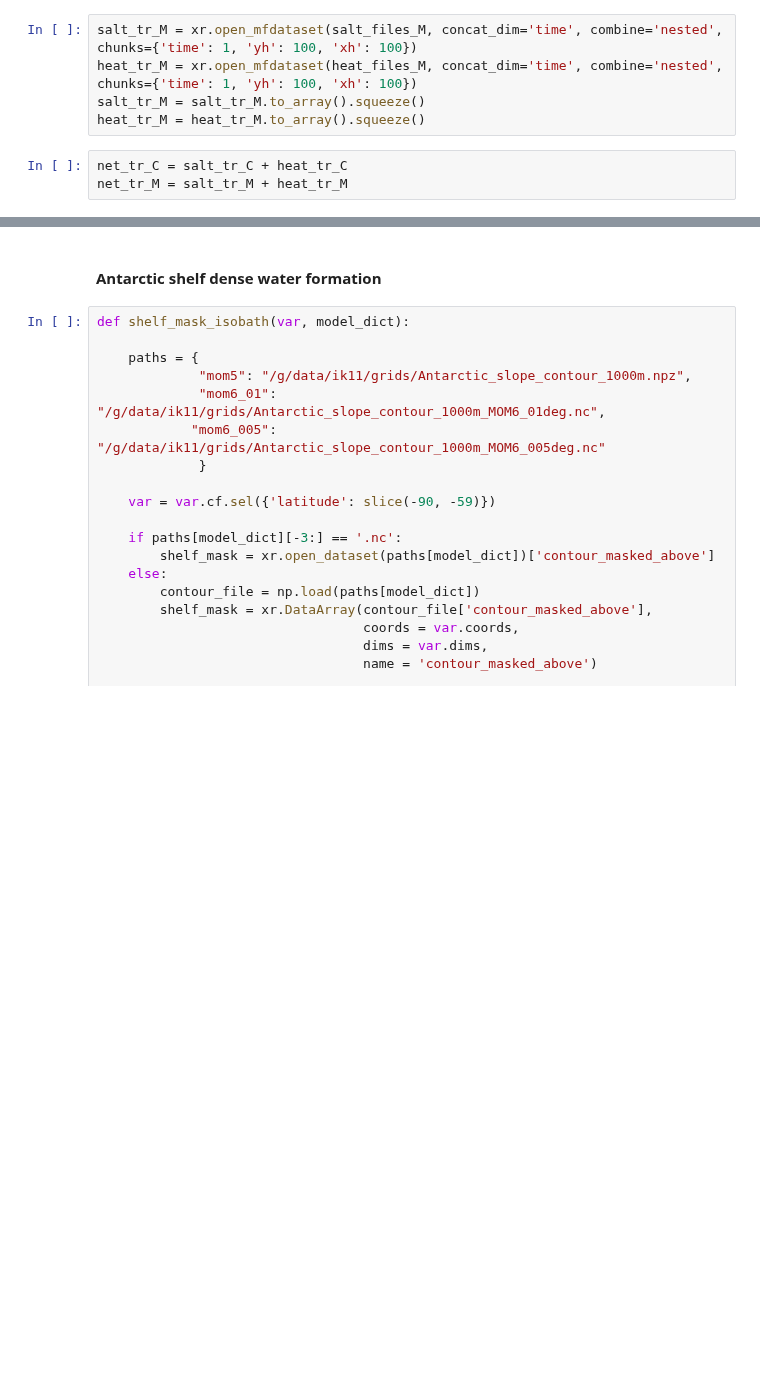
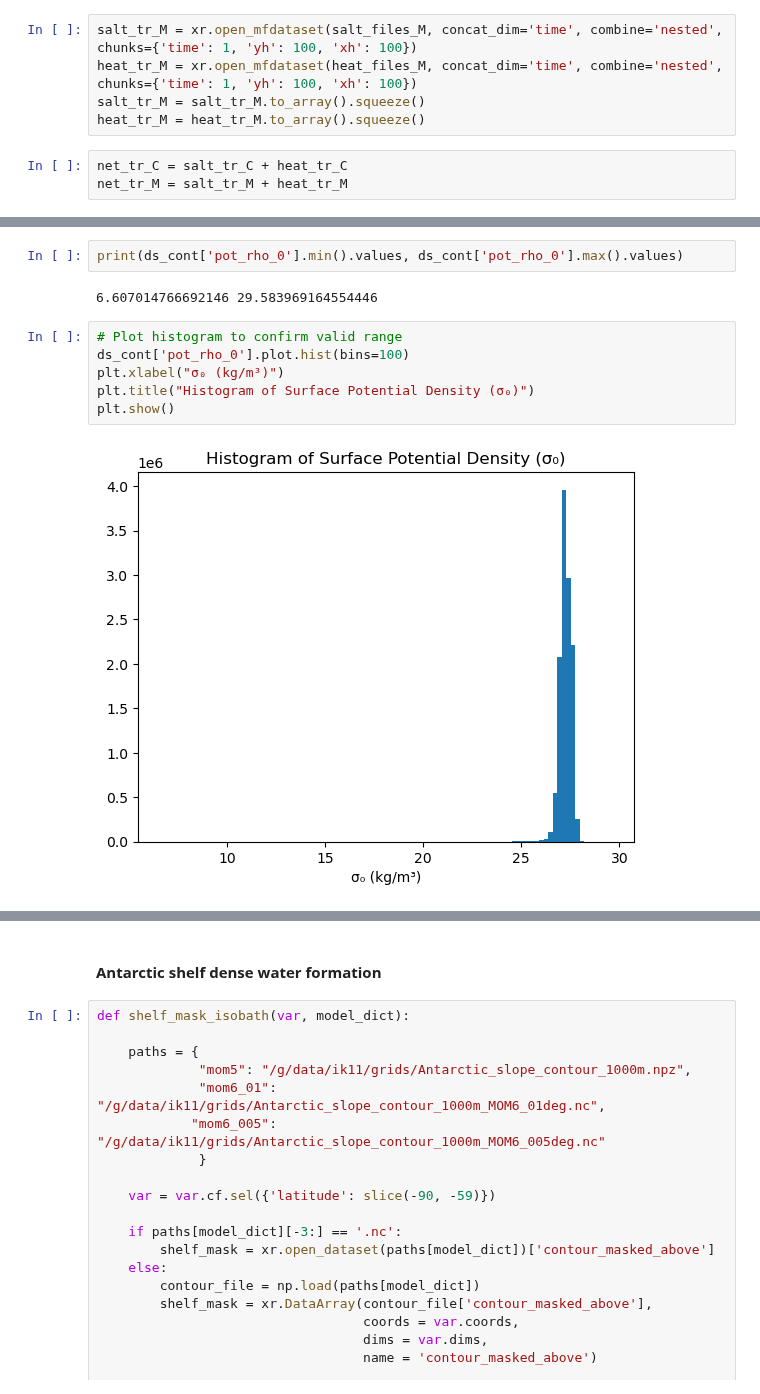
Before and after one commit to adele-morrison/panan-meltwater, a Jupyter notebook: notebooks/bottom_water_analysis/SWMT_shelf_Pan01.ipynb, the cells around one changed output, grey strips where cells are left out. Saved outputs shown, nothing was run; the diff lists cells and outputs as text; blank space fills up the shorter version.

```diff
--- a/notebooks/bottom_water_analysis/SWMT_shelf_Pan01.ipynb
+++ b/notebooks/bottom_water_analysis/SWMT_shelf_Pan01.ipynb
@@ -315,0 +296,12 @@ BFD: Dwarf Error: Can't find .debug_ranges section.
+# %%
+print(ds_cont['pot_rho_0'].min().values, ds_cont['pot_rho_0'].max().values)
+# %% [output]
+6.607014766692146 29.583969164554446
+# %%
+# Plot histogram to confirm valid range
+ds_cont['pot_rho_0'].plot.hist(bins=100)
+plt.xlabel("σ₀ (kg/m³)")
+plt.title("Histogram of Surface Potential Density (σ₀)")
+plt.show()
+# %% [output]
+[figure, added]
```
Also changed, not shown: parts of 49 cells of this notebook, 2 other files.
